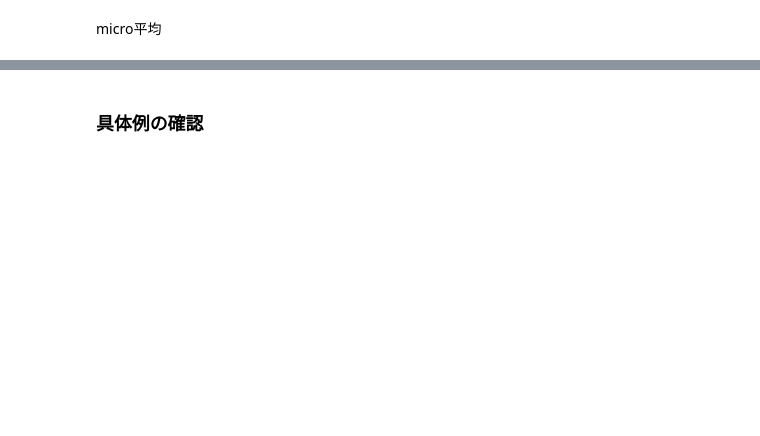
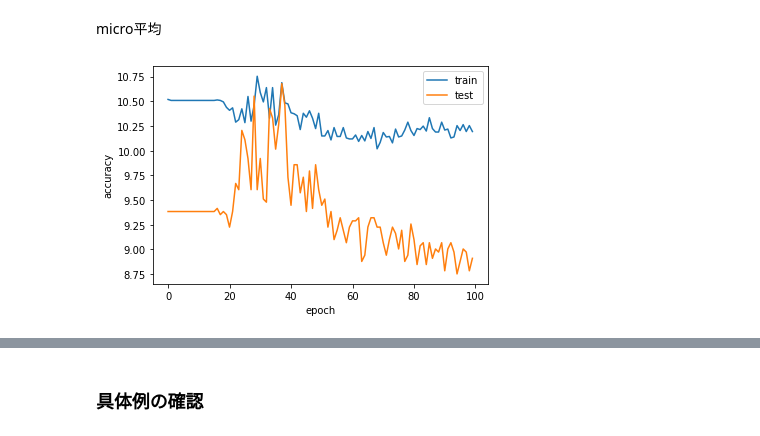
Before and after one commit to yukilost/googlecolab, a Jupyter notebook: shoes_price_prediction.ipynb, the cells around one changed output, grey strips where cells are left out. Saved outputs shown, nothing was run; the diff lists cells and outputs as text; code cells hidden in the pictures; blank space fills up the shorter version.

```diff
--- a/shoes_price_prediction.ipynb
+++ b/shoes_price_prediction.ipynb
@@ -650,11 +694,13 @@ micro平均
 # %%
 plt.figure()
 plt.xlabel('epoch')
-plt.ylabel('accurancy')
-p1 = plt.plot(running_train_category_accurancy, label='train')
-p2 = plt.plot(running_test_category_accurancy, label='test')
+plt.ylabel('accuracy')
+p1 = plt.plot(running_train_category_accuracy, label='train')
+p2 = plt.plot(running_test_category_accuracy, label='test')
 plt.legend((p1[0], p2[0]), ("train", "test"))
 plt.show()
+# %% [output]
+[figure, added]
 # %%
 plt.figure()
 plt.xlabel('epoch')
```
Also changed, not shown: parts of 16 cells of this notebook.
